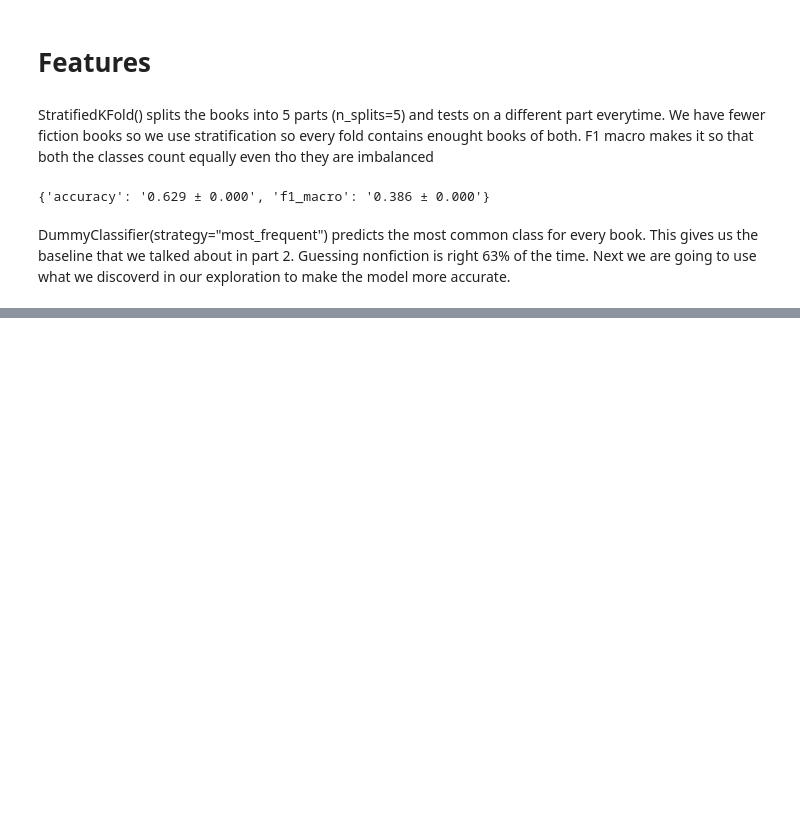
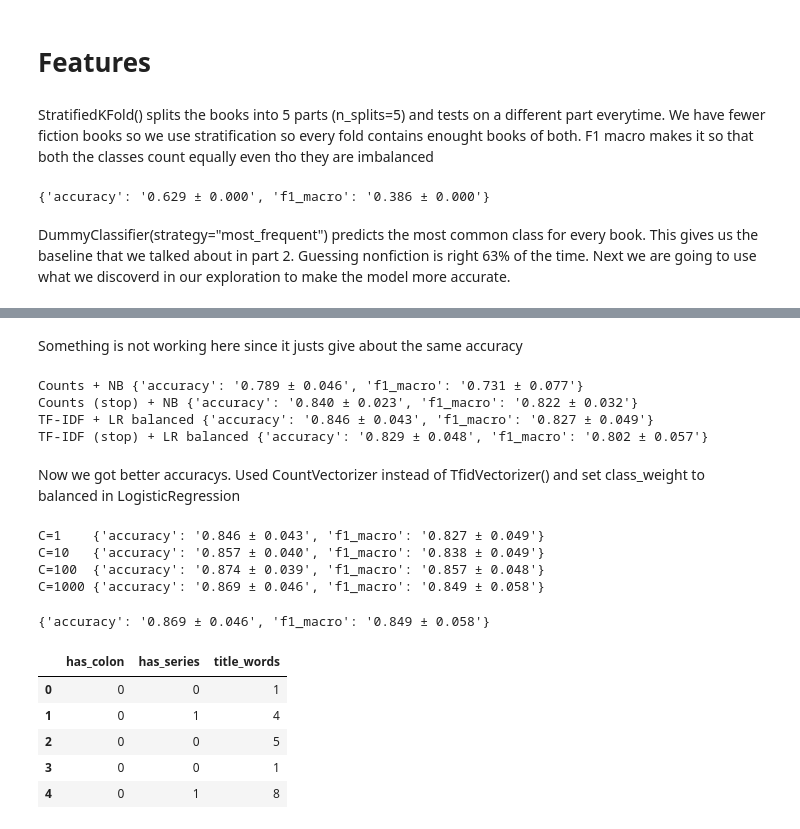
Before and after one commit to Judas20/datascience, a Jupyter notebook: notebooks/03_features_models.ipynb, the cells around one changed output, grey strips where cells are left out. Cells and saved outputs as stored; diff of their text form; code cells hidden in the pictures; blank space fills up the shorter version.

```diff
--- a/notebooks/03_features_models.ipynb
+++ b/notebooks/03_features_models.ipynb
@@ -29,0 +51,65 @@ DummyClassifier(strategy="most_frequent") predicts the most common class for eve
+# %% [markdown]
+Something is not working here since it justs give about the same accuracy
+# %%
+from sklearn.pipeline import make_pipeline
+from sklearn.feature_extraction.text import TfidfVectorizer, CountVectorizer
+from sklearn.naive_bayes import MultinomialNB
+from sklearn.linear_model import LogisticRegression
+
+text = df["title"] + " " + df["description"]
+
+text_models = {
+    # fixed
+    "Counts + NB": make_pipeline(CountVectorizer(), MultinomialNB()),
+    "Counts (stop) + NB": make_pipeline(CountVectorizer(stop_words="english"), MultinomialNB()),
+    "TF-IDF + LR balanced": make_pipeline(TfidfVectorizer(), LogisticRegression(class_weight="balanced", max_iter=1000)),
+    "TF-IDF (stop) + LR balanced": make_pipeline(TfidfVectorizer(stop_words="english"), LogisticRegression(class_weight="balanced", max_iter=1000)),
+}
+
+for name, model in text_models.items():
+    print(f"{name} {evaluate(model, text, y)}")
+# %% [output]
+Counts + NB {'accuracy': '0.789 ± 0.046', 'f1_macro': '0.731 ± 0.077'}
+Counts (stop) + NB {'accuracy': '0.840 ± 0.023', 'f1_macro': '0.822 ± 0.032'}
+TF-IDF + LR balanced {'accuracy': '0.846 ± 0.043', 'f1_macro': '0.827 ± 0.049'}
+TF-IDF (stop) + LR balanced {'accuracy': '0.829 ± 0.048', 'f1_macro': '0.802 ± 0.057'}
+# %% [markdown]
+Now we got better accuracys. Used CountVectorizer instead of TfidVectorizer() and set class_weight to balanced in LogisticRegression
+# %%
+for C in [1, 10, 100, 1000]:
+    model = make_pipeline(TfidfVectorizer(), LogisticRegression(C=C, class_weight="balanced", max_iter=1000))
+    print(f"C={C:<4} {evaluate(model, text, y)}")
+# %% [output]
+C=1    {'accuracy': '0.846 ± 0.043', 'f1_macro': '0.827 ± 0.049'}
+C=10   {'accuracy': '0.857 ± 0.040', 'f1_macro': '0.838 ± 0.049'}
+C=100  {'accuracy': '0.874 ± 0.039', 'f1_macro': '0.857 ± 0.048'}
+C=1000 {'accuracy': '0.869 ± 0.046', 'f1_macro': '0.849 ± 0.058'}
+# %%
+from sklearn.model_selection import GridSearchCV
+
+search = GridSearchCV(
+    make_pipeline(TfidfVectorizer(), LogisticRegression(class_weight="balanced", max_iter=1000)),
+    {"logisticregression__C": [1, 10, 100, 1000]},
+    cv=StratifiedKFold(n_splits=5, shuffle=True, random_state=0),
+    scoring="f1_macro",
+)
+evaluate(search, text, y)
+# %% [output]
+{'accuracy': '0.869 ± 0.046', 'f1_macro': '0.849 ± 0.058'}
+# %%
+def title_features(titles):
+    return pd.DataFrame({
+        "has_colon": titles.str.contains(":").astype(int),
+        "has_series": titles.str.contains(r"#\d").astype(int),
+        "title_words": titles.str.split().str.len(),
+    })
+
+X_title = title_features(df["title"])
+X_title.head()
+# %% [output]
+|  | has_colon | has_series | title_words |
+| 0 | 0 | 0 | 1 |
+| 1 | 0 | 1 | 4 |
+| 2 | 0 | 0 | 5 |
+| 3 | 0 | 0 | 1 |
+| 4 | 0 | 1 | 8 |
```
Also changed, not shown: parts of 18 cells of this notebook, 2 other files.
